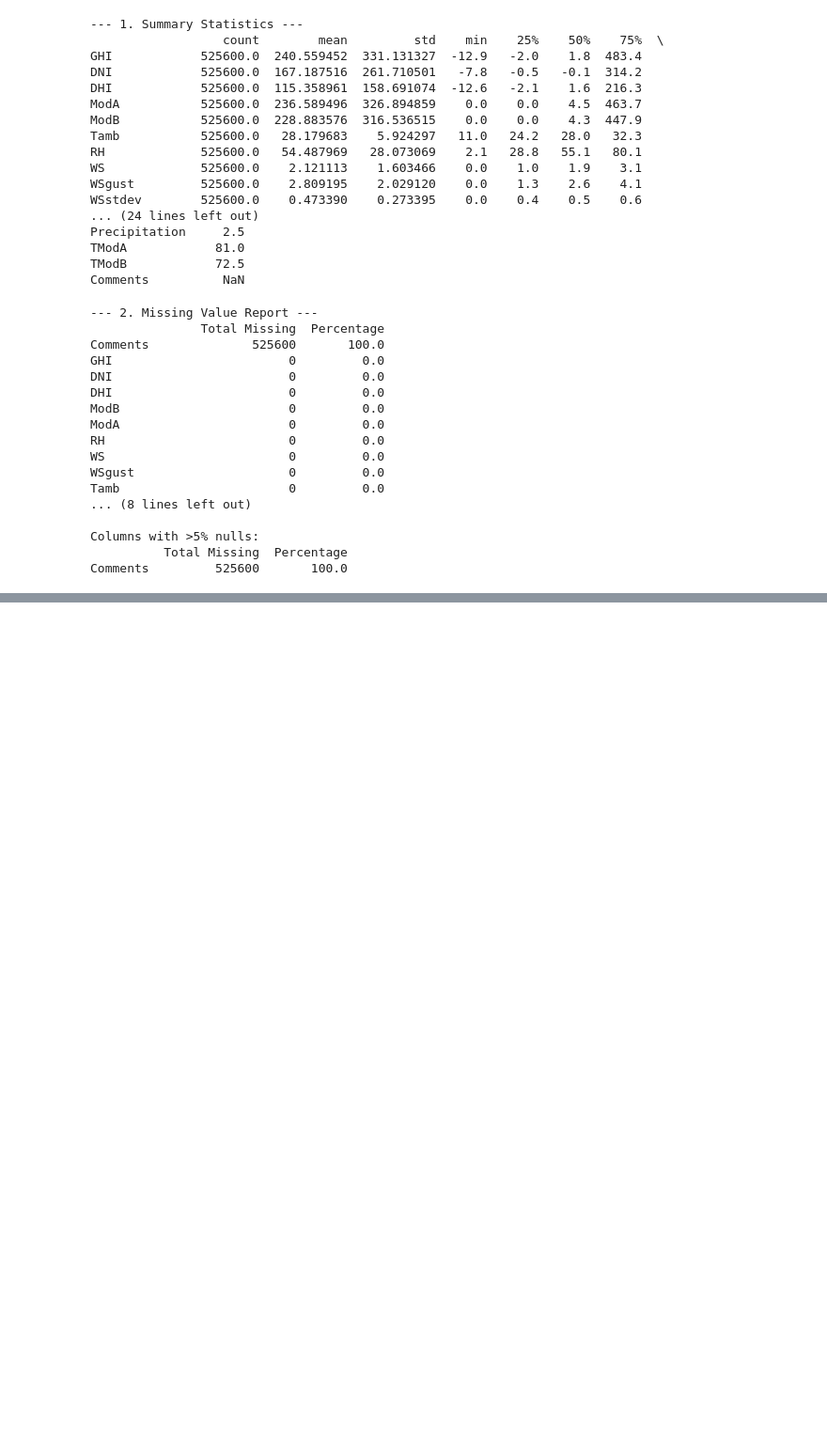
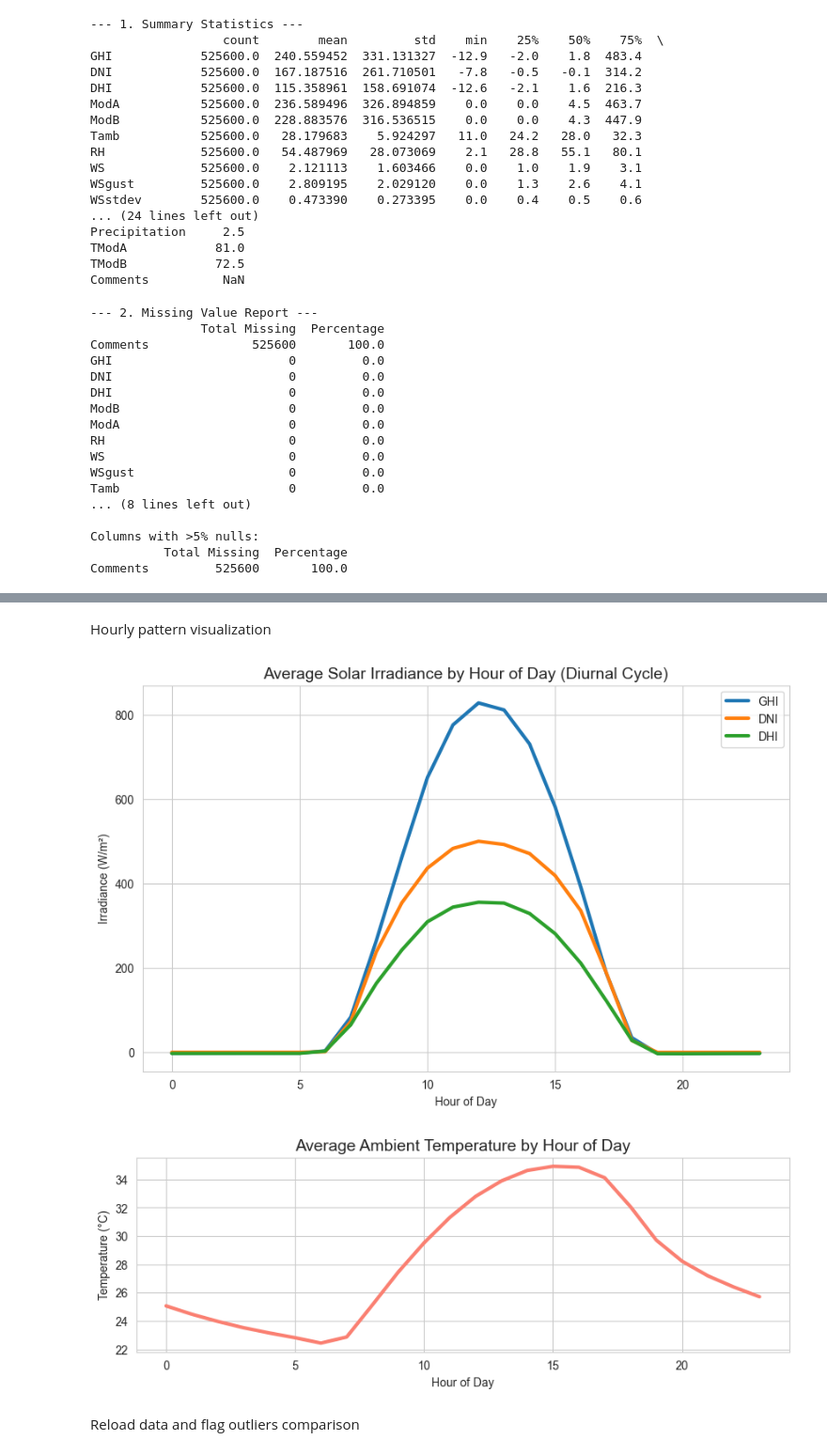
Before and after one commit to Beza-Oriyon/Solar-challenge-week0, a Jupyter notebook: notebooks/benin_eda.ipynb, the cells around one changed output, grey strips where cells are left out. Shown at 94% size. Drawn from its saved outputs; the diff is of its cells as text; code cells hidden in the pictures; blank space fills up the shorter version.

```diff
--- a/notebooks/benin_eda.ipynb
+++ b/notebooks/benin_eda.ipynb
@@ -84,0 +196,27 @@ Comments         525600       100.0
+# %% [markdown]
+Hourly pattern visualization
+# %%
+df['Hour'] = df.index.hour
+hourly_avg = df.groupby('Hour')[['GHI', 'DNI', 'DHI', 'Tamb']].mean()
+
+fig, ax = plt.subplots(figsize=(10, 6))
+hourly_avg[['GHI', 'DNI', 'DHI']].plot(ax=ax, linewidth=3)
+ax.set_title('Average Solar Irradiance by Hour of Day (Diurnal Cycle)', fontsize=14)
+ax.set_xlabel('Hour of Day')
+ax.set_ylabel('Irradiance (W/m²)')
+ax.grid(True)
+plt.show()
+
+# Plot Temperature separately
+fig, ax = plt.subplots(figsize=(10, 3))
+hourly_avg['Tamb'].plot(ax=ax, color='salmon', linewidth=3)
+ax.set_title('Average Ambient Temperature by Hour of Day', fontsize=14)
+ax.set_xlabel('Hour of Day')
+ax.set_ylabel('Temperature (°C)')
+ax.grid(True)
+plt.show()
+# %% [output]
+[figure, added]
+[figure, added]
+# %% [markdown]
+Reload data and flag outliers comparison
```
Also changed, not shown: parts of 20 cells of this notebook.
